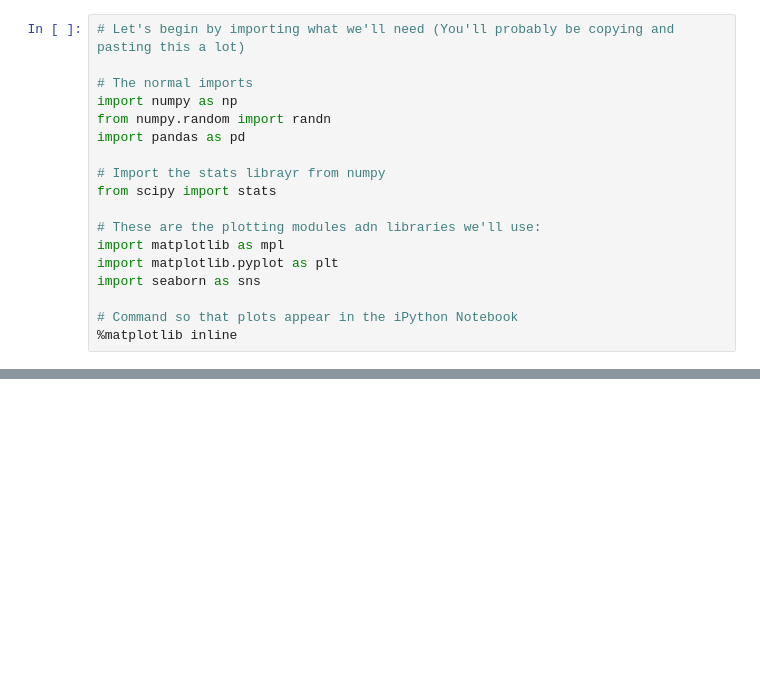
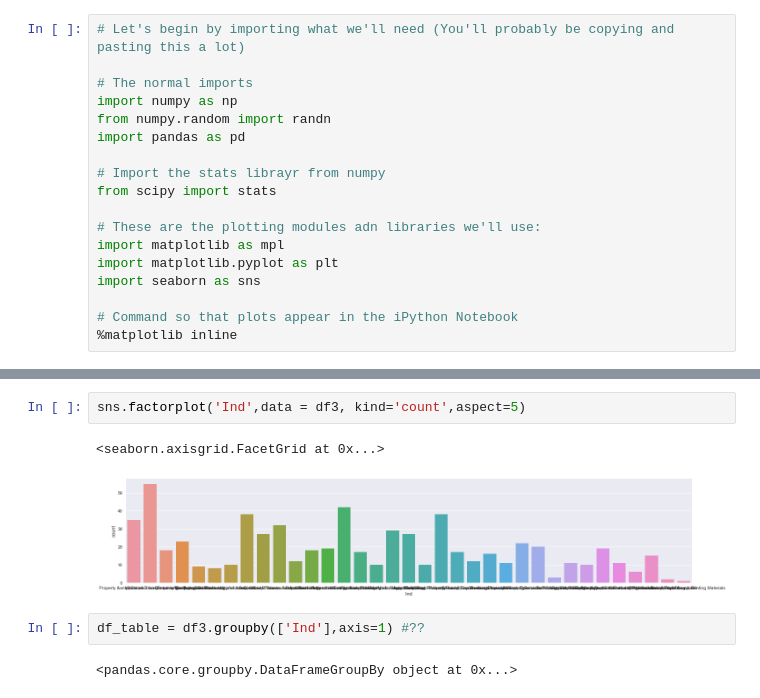
Before and after one commit to minimoon/my-coding, a Jupyter notebook: Stock dataset/Stock assigement.ipynb, the cells around one changed output, grey strips where cells are left out. Saved outputs shown, nothing was run; the diff lists cells and outputs as text; blank space fills up the shorter version.

```diff
--- a/Stock dataset/Stock assigement.ipynb
+++ b/Stock dataset/Stock assigement.ipynb
@@ -133,0 +114,9 @@ df3.plot(kind='scatter',x='EPS15',y='PE')
+# %%
+sns.factorplot('Ind',data = df3, kind='count',aspect=5)
+# %% [output]
+<seaborn.axisgrid.FacetGrid at 0x...>
+[figure, added]
+# %%
+df_table = df3.groupby(['Ind'],axis=1) #??
+# %% [output]
+<pandas.core.groupby.DataFrameGroupBy object at 0x...>
```
Also changed, not shown: parts of 5 cells of this notebook, 9 other files.
